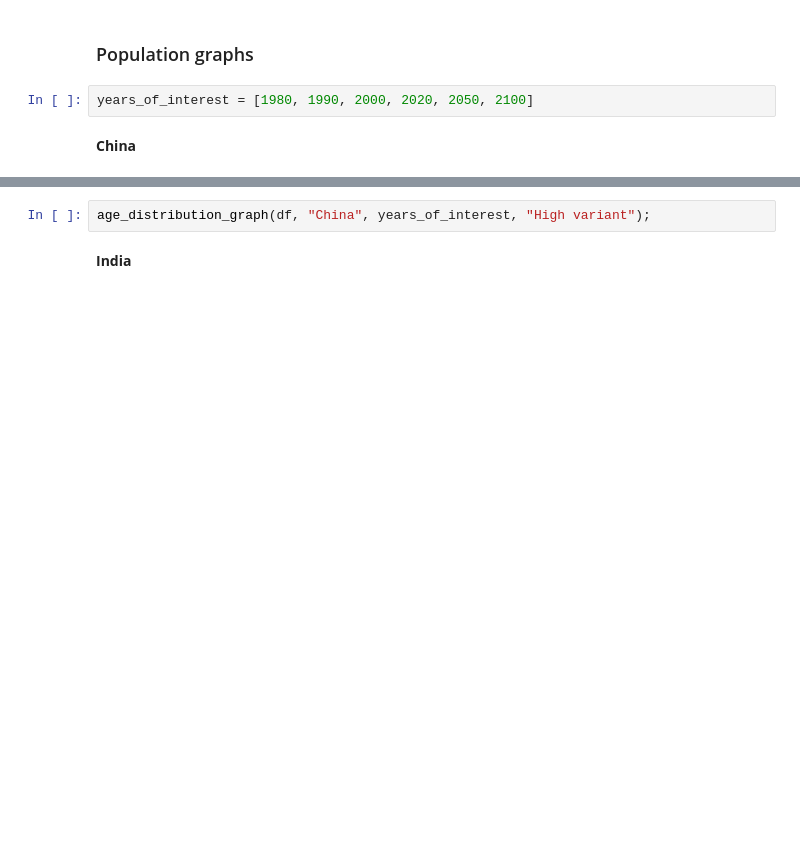
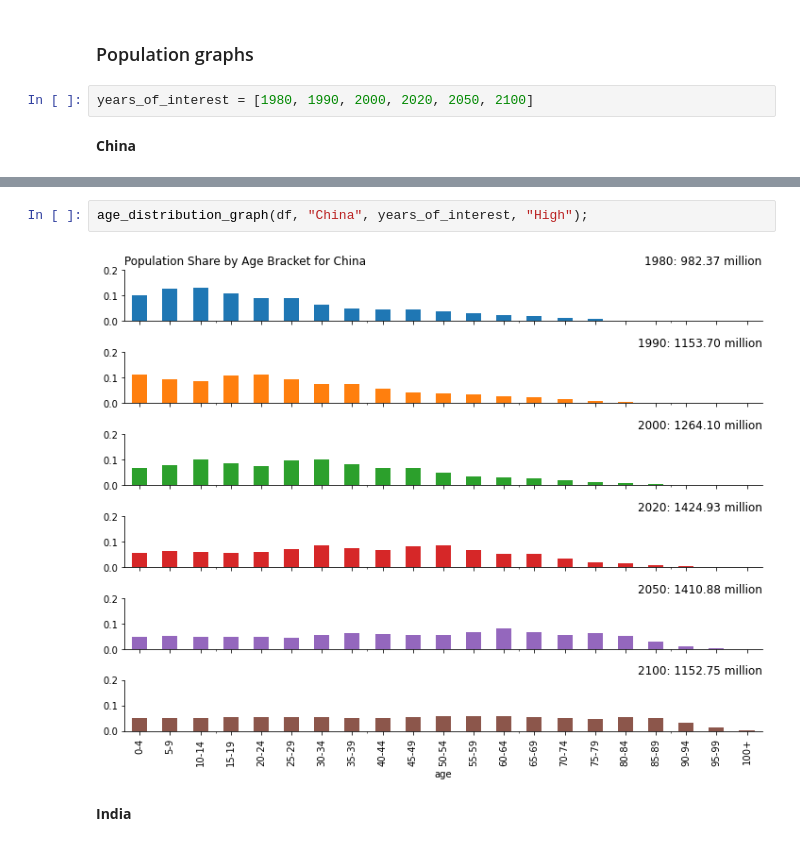
Before and after one commit to NYU-ComputationalSocialScience/ECON-GA-4003-F2022, a Jupyter notebook: lectures/L04_pandas_review/02_pandas_review_population.ipynb, the cells around one changed output, grey strips where cells are left out. Cells and saved outputs as stored; diff of their text form; blank space fills up the shorter version.

```diff
--- a/lectures/L04_pandas_review/02_pandas_review_population.ipynb
+++ b/lectures/L04_pandas_review/02_pandas_review_population.ipynb
@@ -245,5 +344,7 @@ age_distribution_graph(df, "China", years_of_interest, "Medium variant");
 # %%
-age_distribution_graph(df, "China", years_of_interest, "High variant");
+age_distribution_graph(df, "China", years_of_interest, "High");
+# %% [output]
+[figure, added]
 # %% [markdown]
 **India**
 # %%
```
Also changed, not shown: parts of 26 cells of this notebook.
